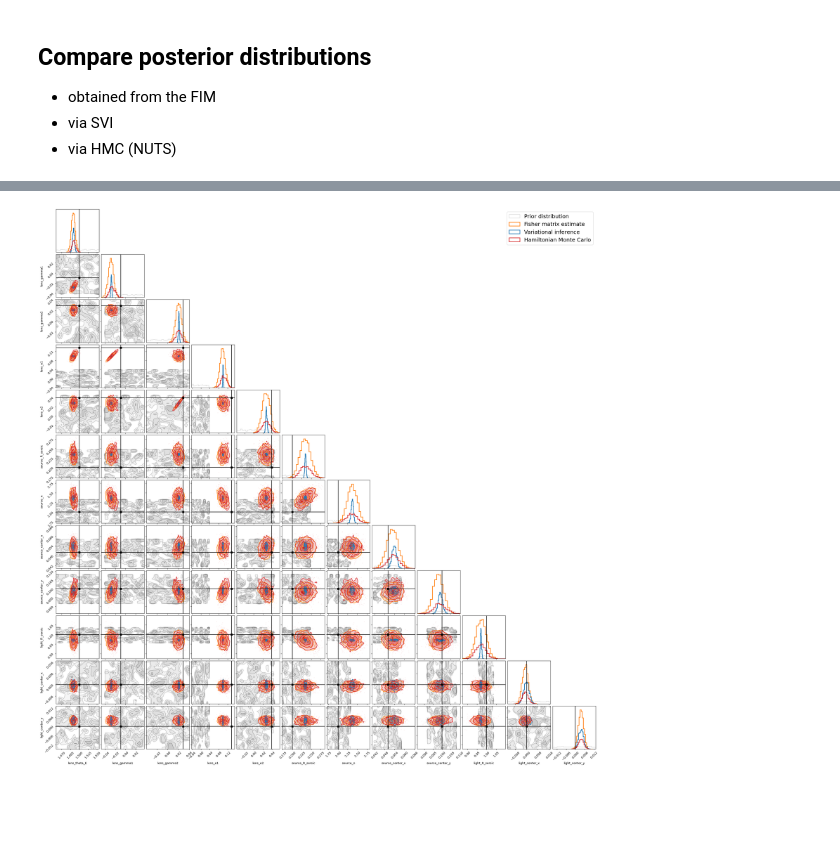
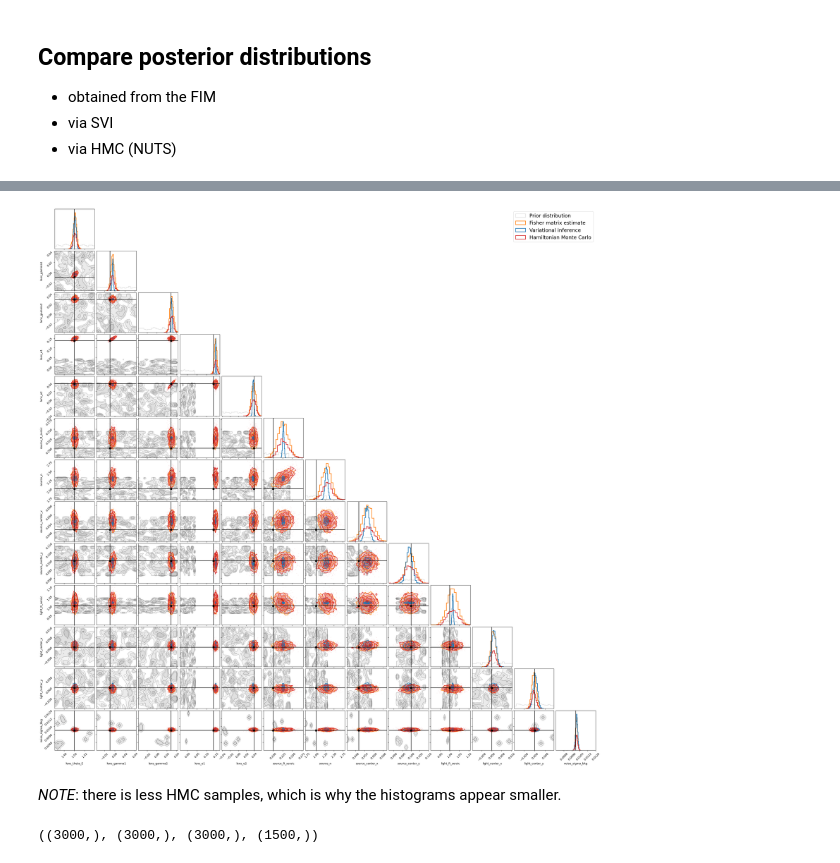
Before and after one commit to Herculens/herculens_workspace, a Jupyter notebook: notebooks/herculens__Starting_guide.ipynb, the cells around one changed output, grey strips where cells are left out. Cells and saved outputs as stored; diff of their text form; code cells hidden in the pictures; blank space fills up the shorter version.

Commit message:
Update starting guide with optimisation of background noise

```diff
--- a/notebooks/herculens__Starting_guide.ipynb
+++ b/notebooks/herculens__Starting_guide.ipynb
@@ -478,6 +498,7 @@ input_params = {
     'source_e2': kwargs_all_input['kwargs_source'][0]['e2'],
     'source_center_x': kwargs_all_input['kwargs_source'][0]['center_x'],
     'source_center_y': kwargs_all_input['kwargs_source'][0]['center_y'],
+    'noise_sigma_bkg': background_rms_simu,
 }
 # %%
 e1, e2, gamma1, gamma2
@@ -522,7 +543,7 @@ def hessian_constrained(params_const):
 
 fisher_matrix = hessian_constrained(prob_model.constrain(best_fit))  # pytree
 fisher_matrix, _ = jax.flatten_util.ravel_pytree(fisher_matrix)  # get the array
-fisher_matrix = fisher_matrix.reshape((21, 21))  # reshape as a matrix
+fisher_matrix = fisher_matrix.reshape((22, 22))  # reshape as a matrix
 cov_matrix = jnp.linalg.inv(fisher_matrix) # invert to get covariance matrix
 # %%
 plt.figure(figsize=(8, 8))
@@ -536,7 +557,7 @@ plt.show()
 # %%
 mean, unravel_fn = jax.flatten_util.ravel_pytree(prob_model.constrain(best_fit))
 cov = cov_matrix
-fim_samples = jax.vmap(unravel_fn)(np.random.multivariate_normal(mean, cov, size=5000))
+fim_samples = jax.vmap(unravel_fn)(np.random.multivariate_normal(mean, cov, size=3000))
 #print(fim_samples)
 # %% [markdown]
 ## Posterior sampling with HMC
@@ -598,9 +619,10 @@ def inference_loop(rng_key, kernel, initial_state, num_samples):
     return states, infos
 
 num_steps_nuts = 1500
+key, key_hmc = jax.random.split(key)
 
 start = time.time()
-states, infos = inference_loop(jax.random.PRNGKey(1), kernel, last_state, num_steps_nuts)
+states, infos = inference_loop(key_hmc, kernel, last_state, num_steps_nuts)
 _ = states.position['lens_theta_E'].block_until_ready()
 print("Time taken by HMC (blackjax) main phase:", time.time()-start)
 # %% [output]
@@ -670,6 +694,7 @@ var_names_and_ranges = {
     'lens_theta_E': 0.3, 'lens_gamma1': 0.3, 'lens_gamma2': 0.3, 'lens_e1': 0.3, 'lens_e2':0.3,
     'source_R_sersic': 0.3, 'source_n': 0.3, 'source_center_x': 0.3, 'source_center_y': 0.3,
     'light_R_sersic': 0.3, 'light_center_x': 0.3, 'light_center_y': 0.3,
+    'noise_sigma_bkg': (0.008, 0.012),
 }
 var_names = list(var_names_and_ranges.keys())
 ranges = list(var_names_and_ranges.values())
@@ -683,31 +708,37 @@ fig = corner.corner(prior_samples,
                     fill_contours=True,
                     plot_datapoints=False,
                     hist_kwargs=dict(label="Prior distribution", linewidth=1),
                     fig=fig)
 fig = corner.corner(fim_samples,
                     color='tab:orange',
                     var_names=var_names,
                     fill_contours=True,
                     plot_datapoints=False,
                     hist_kwargs=dict(label="Fisher matrix estimate", linewidth=2),
                     fig=fig)
 fig = corner.corner(svi_samples,
                     color='tab:blue',
                     var_names=var_names,
                     fill_contours=True,
                     plot_datapoints=False,
                     hist_kwargs=dict(label="Variational inference", linewidth=2),
                     fig=fig)
 fig = corner.corner(hmc_samples,
                     color='tab:red',
                     var_names=var_names,
                     fill_contours=True,
                     truths=input_params, truth_color='black',
                     hist_kwargs=dict(label="Hamiltonian Monte Carlo", linewidth=2),
                     fig=fig)
 axes = np.array(fig.get_axes()).reshape(len(var_names), len(var_names))
 handles, labels = axes[0, 0].get_legend_handles_labels()
 axes[0, len(var_names)-1].legend(handles, labels, fontsize=18)
 plt.show()
 # %% [output]
-[figure, old version]
+[figure, new version]
+# %% [markdown]
+_NOTE_: there is less HMC samples, which is why the histograms appear smaller.
+# %%
+prior_samples['lens_theta_E'].shape, fim_samples['lens_theta_E'].shape, svi_samples['lens_theta_E'].shape, hmc_samples['lens_theta_E'].shape
+# %% [output]
+((3000,), (3000,), (3000,), (1500,))
```
Also changed, not shown: parts of 25 cells of this notebook.
